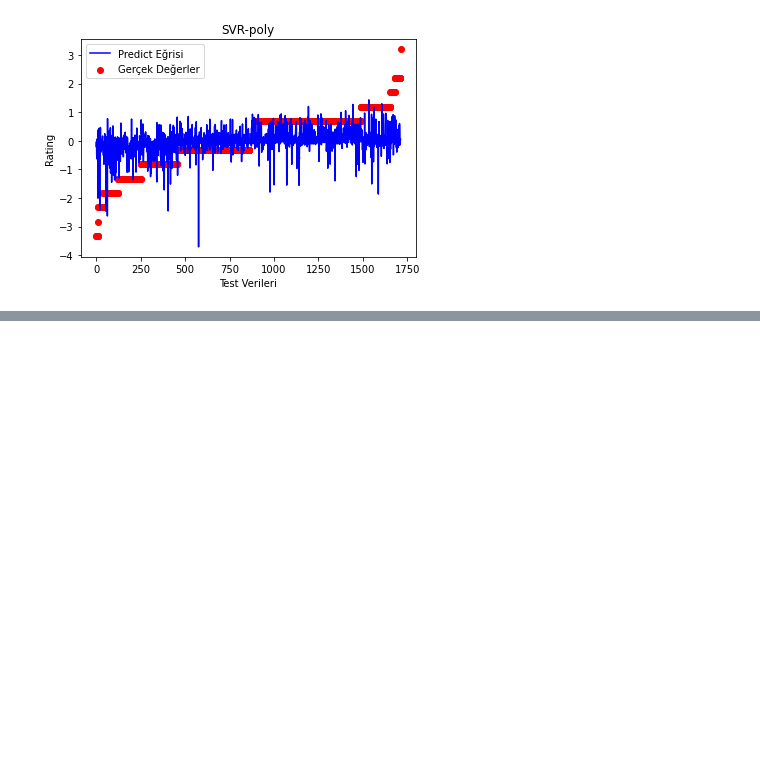
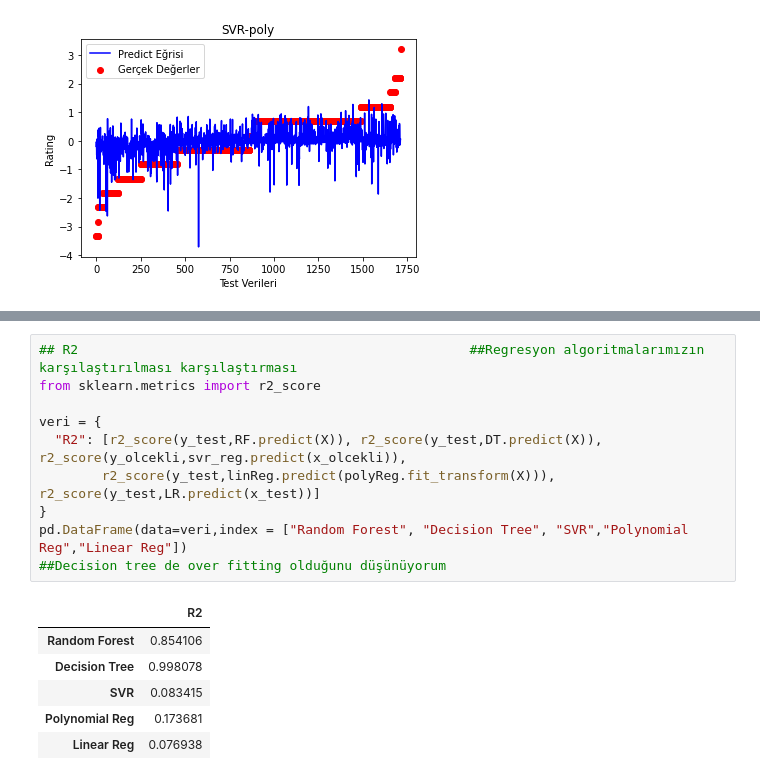
Before and after one commit to AliHadiAltungok/Netflix-DataScience, a Jupyter notebook: netflix.ipynb, the cells around one changed output, grey strips where cells are left out. Saved outputs shown, nothing was run; the diff lists cells and outputs as text; blank space fills up the shorter version.

```diff
--- a/netflix.ipynb
+++ b/netflix.ipynb
@@ -264 +309,18 @@ plt.show()
+# %%
+## R2                                                  ##Regresyon algoritmalarımızın karşılaştırılması karşılaştırması
+from sklearn.metrics import r2_score
+
+veri = {
+  "R2": [r2_score(y_test,RF.predict(X)), r2_score(y_test,DT.predict(X)), r2_score(y_olcekli,svr_reg.predict(x_olcekli)),
+        r2_score(y_test,linReg.predict(polyReg.fit_transform(X))), r2_score(y_test,LR.predict(x_test))]
+}
+pd.DataFrame(data=veri,index = ["Random Forest", "Decision Tree", "SVR","Polynomial Reg","Linear Reg"])
+##Decision tree de over fitting olduğunu düşünüyorum
+# %% [output]
+|  | R2 |
+| Random Forest | 0.854106 |
+| Decision Tree | 0.998078 |
+| SVR | 0.083415 |
+| Polynomial Reg | 0.173681 |
+| Linear Reg | 0.076938 |
 # %%
```
Also changed, not shown: parts of 6 cells of this notebook.
